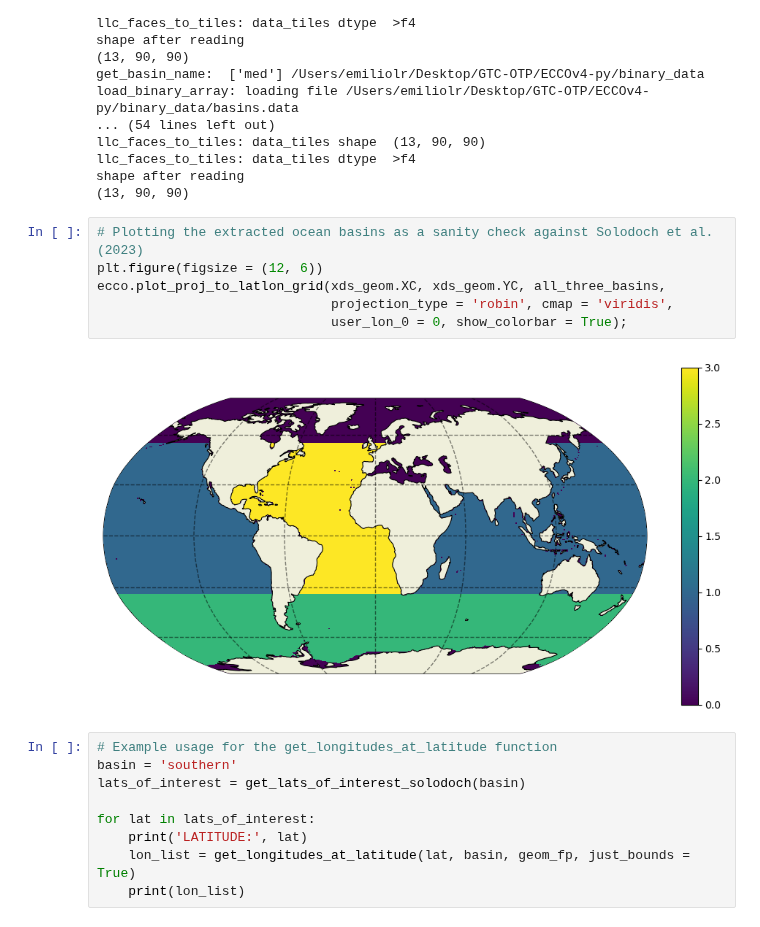
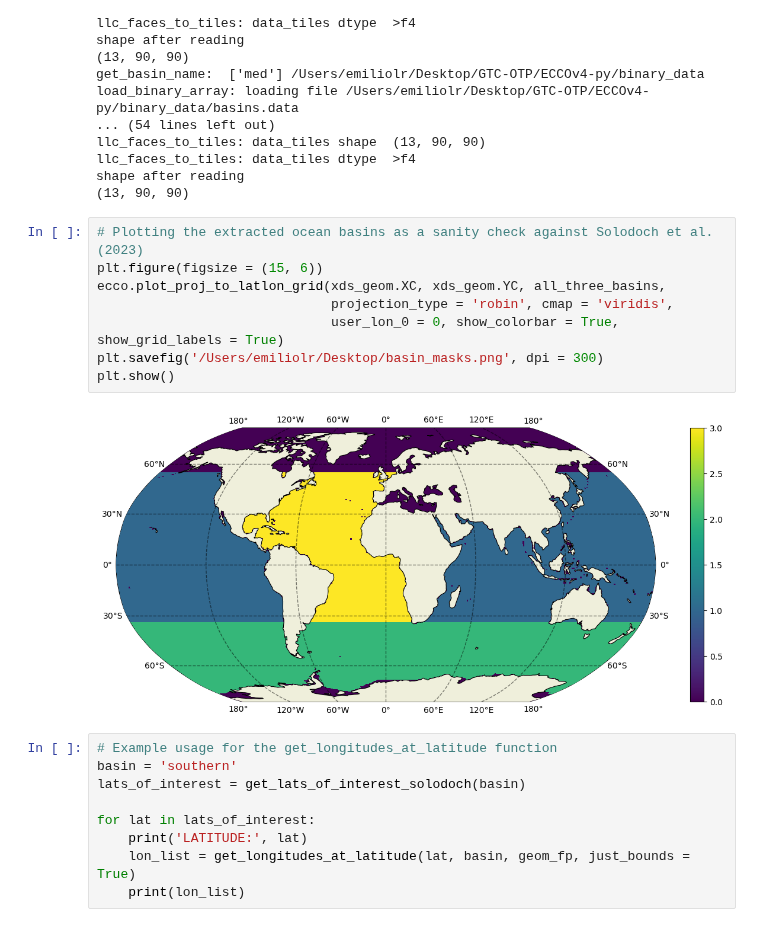
Before and after one commit to ai4er-cdt/OTP, a Jupyter notebook: notebooks/archive/basin_masks.ipynb, the cells around one changed output. Saved outputs shown, nothing was run; the diff lists cells and outputs as text.

Commit message:
Plotting updates for basin masks and linear regression across southern lats

```diff
--- a/notebooks/archive/basin_masks.ipynb
+++ b/notebooks/archive/basin_masks.ipynb
@@ -43,12 +43,14 @@ shape after reading
 (13, 90, 90)
 # %%
 # Plotting the extracted ocean basins as a sanity check against Solodoch et al. (2023)
-plt.figure(figsize = (12, 6))
+plt.figure(figsize = (15, 6))
 ecco.plot_proj_to_latlon_grid(xds_geom.XC, xds_geom.YC, all_three_basins,
                               projection_type = 'robin', cmap = 'viridis',
-                              user_lon_0 = 0, show_colorbar = True);
+                              user_lon_0 = 0, show_colorbar = True, show_grid_labels = True)
+plt.savefig('/Users/emiliolr/Desktop/basin_masks.png', dpi = 300)
+plt.show()
 # %% [output]
-[figure, old version]
+[figure, new version]
 # %%
 # Example usage for the get_longitudes_at_latitude function
 basin = 'southern'
```
Also changed, not shown: 1 other file.
